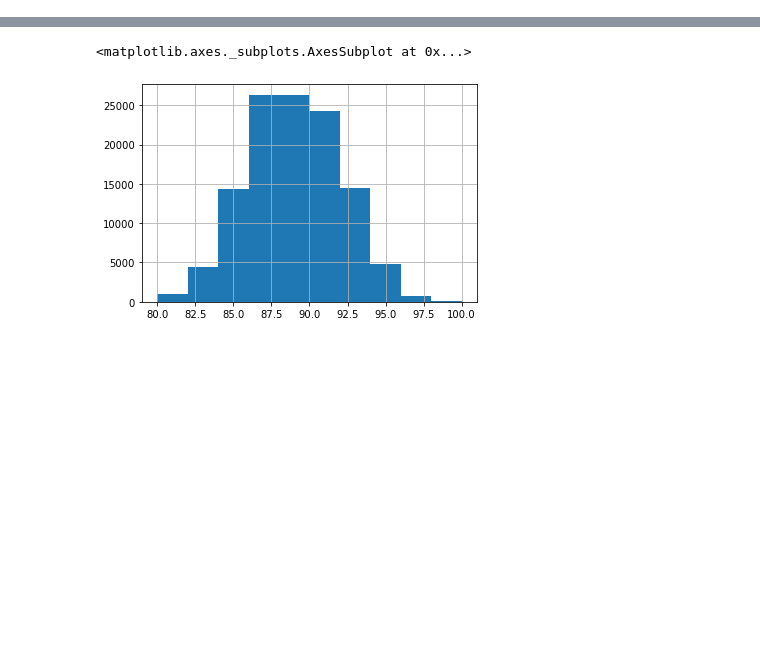
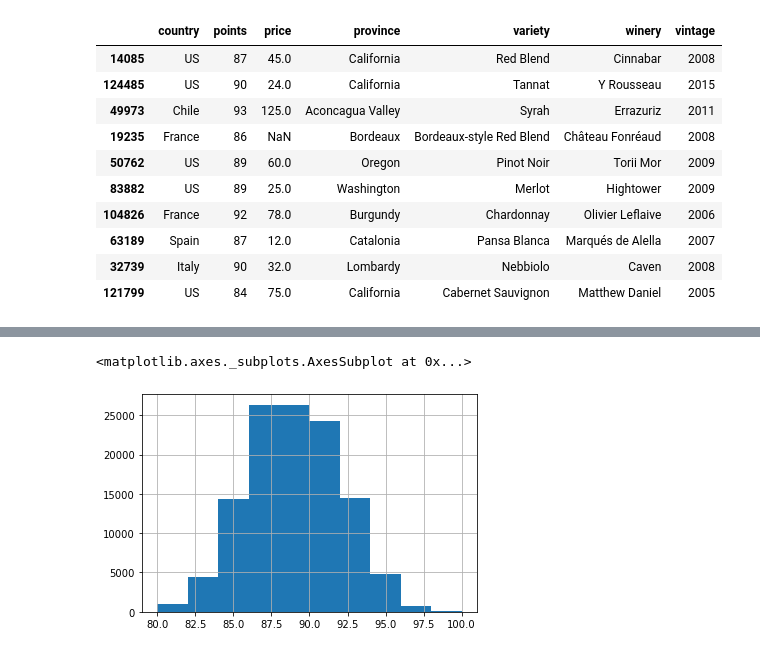
Before and after one commit to rahilanath/Final_Project, a Jupyter notebook: recommend_model.ipynb, the cells around one changed output, grey strips where cells are left out. Saved outputs shown, nothing was run; the diff lists cells and outputs as text; code cells hidden in the pictures; blank space fills up the shorter version.

```diff
--- a/recommend_model.ipynb
+++ b/recommend_model.ipynb
@@ -35,4 +13,29 @@ all_wines.head()
 | 2 | 2 | US | Tart and snappy, the flavors of l... | NaN | 87 | 14.0 | Oregon | Willamette Valley | Willamette Valley | ... |
 | 3 | 3 | US | Pineapple rind, lemon pith and or... | Reserve Late Harvest | 87 | 13.0 | Michigan | Lake Michigan Shore | NaN | ... |
 | 4 | 4 | US | Much like the regular bottling fr... | Vintner's Reserve Wild Child Block | 87 | 65.0 | Oregon | Willamette Valley | Willamette Valley | ... |
+# %%
+# add vintage year based on year in title
+all_wines['vintage'] = all_wines['title'].str.extract('(\d\d\d\d)', expand=True)
+
+# filling in known variety for nulls
+all_wines.iloc[86909, 7] = 'Syrah-Petite Sirah'
+
+# drop unneeded columns
+clean_wines = all_wines.drop(columns=['Unnamed: 0', 'description', 'designation', 'region_1', 'region_2', 'title', \
+                                      'taster_name', 'taster_twitter_handle'])
+
+# sample
+clean_wines.sample(10)
+# %% [output]
+|  | country | points | price | province | variety | winery | vintage |
+| 14085 | US | 87 | 45.0 | California | Red Blend | Cinnabar | 2008 |
+| 124485 | US | 90 | 24.0 | California | Tannat | Y Rousseau | 2015 |
+| 49973 | Chile | 93 | 125.0 | Aconcagua Valley | Syrah | Errazuriz | 2011 |
+| 19235 | France | 86 | NaN | Bordeaux | Bordeaux-style Red Blend | Château Fonréaud | 2008 |
+| 50762 | US | 89 | 60.0 | Oregon | Pinot Noir | Torii Mor | 2009 |
+| 83882 | US | 89 | 25.0 | Washington | Merlot | Hightower | 2009 |
+| 104826 | France | 92 | 78.0 | Burgundy | Chardonnay | Olivier Leflaive | 2006 |
+| 63189 | Spain | 87 | 12.0 | Catalonia | Pansa Blanca | Marqués de Alella | 2007 |
+| 32739 | Italy | 90 | 32.0 | Lombardy | Nebbiolo | Caven | 2008 |
+| 121799 | US | 84 | 75.0 | California | Cabernet Sauvignon | Matthew Daniel | 2005 |
 # %%
```
Also changed, not shown: parts of 14 cells of this notebook.
